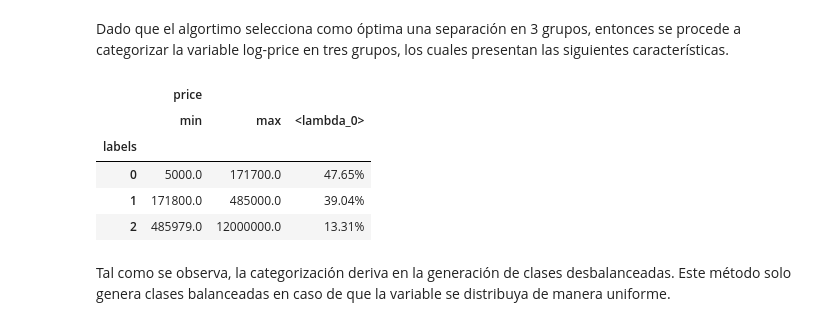
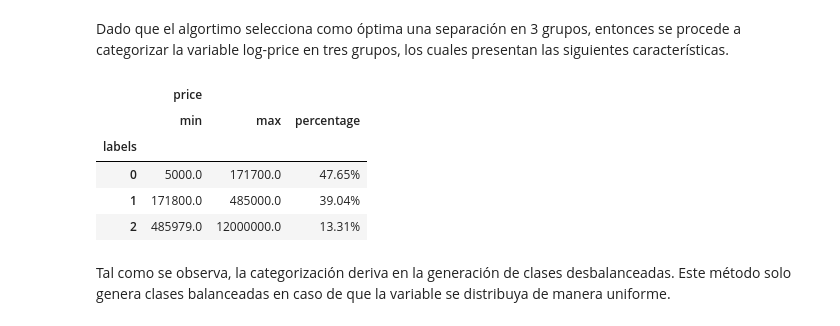
Before and after one commit to Ignacio-Ibarra/tpAA, a Jupyter notebook: Modelado.ipynb, the cells around one changed output. Drawn from its saved outputs; the diff is of its cells as text; code cells hidden in the pictures.

```diff
--- a/Modelado.ipynb
+++ b/Modelado.ipynb
@@ -23,7 +24,8 @@ from skopt import BayesSearchCV #después lo hacemos con RandomSearchCv
 # Cargo dataset original y hago un poco de pre processing, luego vamos a tener que cambiarlo para
 # incorporar tanto Pre-processing y Feature Engineering.
 
-raw_df = pd.read_csv("./data/cabaventa.csv")
+gitlfs_url = "https://media.githubusercontent.com/media/Ignacio-Ibarra/tpAA/main/data/cabaventa.csv?token=APPVFMLKNRKB3K27UWV3WVDCRX7QK"
+raw_df = pd.read_csv(gitlfs_url)
 
 #borro columnas, borro nulos de un saque, saco "ARS". Me queda un dataset herrrrmoso.
 cleaned = CleaningData(data=raw_df)
@@ -129,22 +130,25 @@ Dado que el algortimo selecciona como óptima una separación en 3 grupos, enton
 # %%
 kl = KneeLocator(
       range(1, max_clusters+1), sse, curve="convex", direction="decreasing"
                   )
 nclust = kl.elbow
 
 kmeans = KMeans(
      init="random",
      n_clusters=nclust,
      n_init=10,
      max_iter=300,
      random_state=42)
 kmeans.fit(var_data)
 data['labels'] = kmeans.labels_
 
-data.groupby('labels').agg({'price':['min','max',lambda x: "{:.2%}".format(x.count()/len(data))]})
+def percentage(x):
+    return "{:.2%}".format(x.count()/len(data))
+
+data.groupby('labels').agg({'price':['min','max',percentage]})
 # %% [output]
 |  | price |  |  |
-|  | min | max | <lambda_0> |
+|  | min | max | percentage |
 | labels |  |  |  |
 | 0 | 5000.0 | 171700.0 | 47.65% |
 | 1 | 171800.0 | 485000.0 | 39.04% |
```
Also changed, not shown: parts of 3 cells of this notebook, 6 other files.
